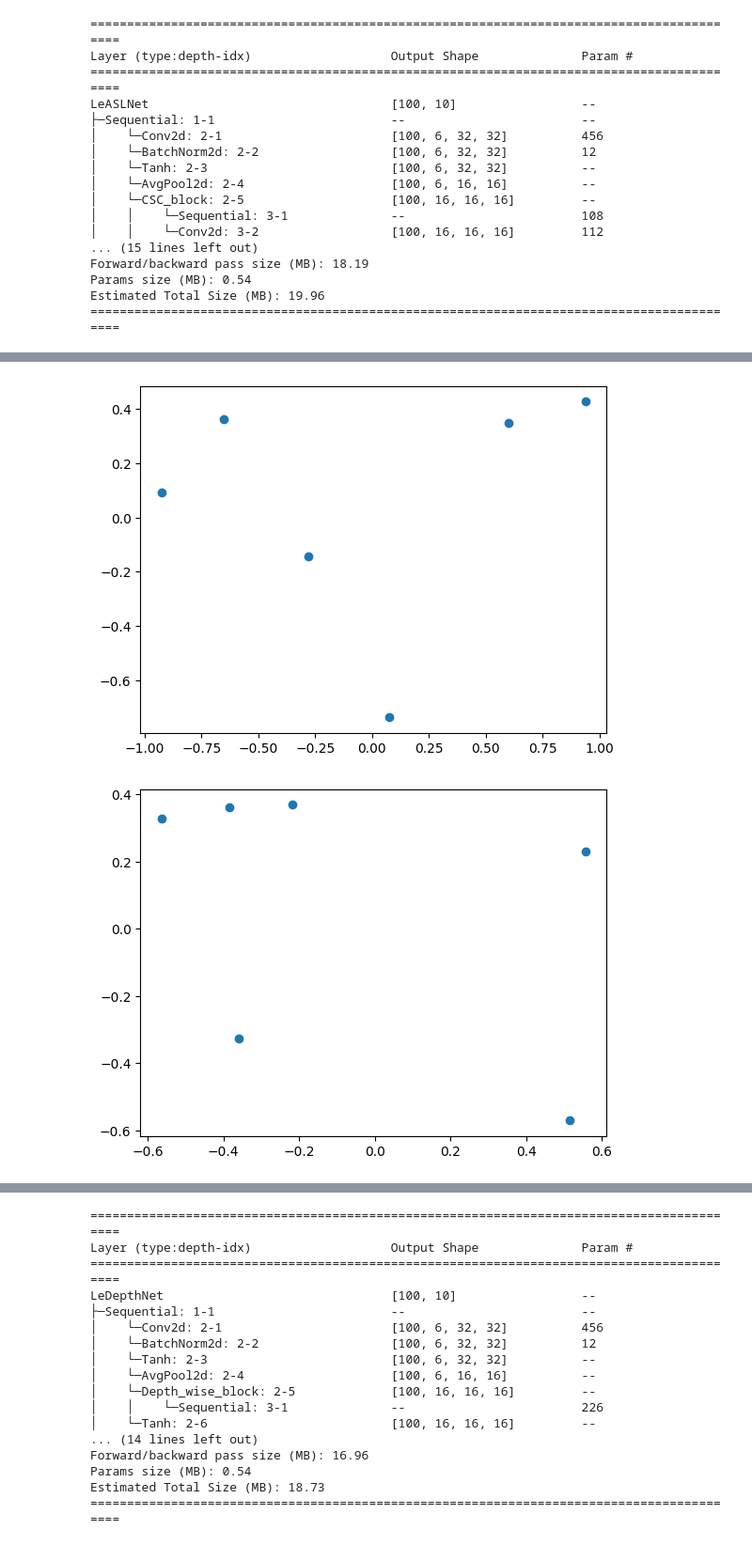
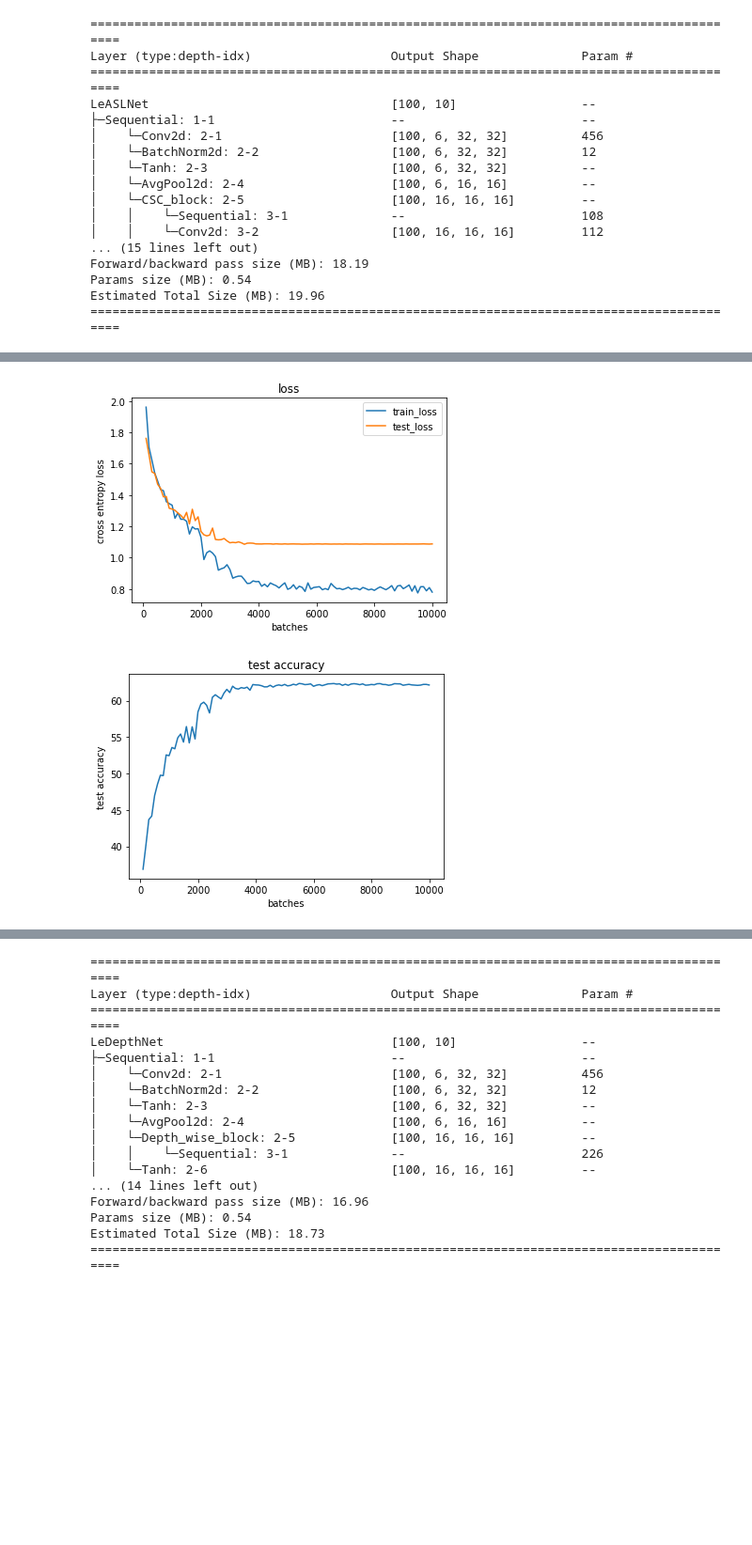
Before and after one commit to HeiseMax/ActiveShiftLayer, a Jupyter notebook: Cifar10LeNet.ipynb, the cells around one changed output, grey strips where cells are left out. Shown at 94% size. Cells and saved outputs as stored; diff of their text form; code cells hidden in the pictures; blank space fills up the shorter version.

```diff
--- a/Cifar10LeNet.ipynb
+++ b/Cifar10LeNet.ipynb
@@ -186,10 +185,8 @@ plt.show()
-# %%
-points = LeASLNN.NN[4].NN[3].shifts.detach().to("cpu").numpy()
-initial_points = LeASLNN.NN[4].NN[3].initial.detach().to("cpu").numpy()
-plt.scatter(initial_points[:, 0], initial_points[:,1])
-plt.show()
-plt.scatter(points[:, 0], points[:,1])
-plt.show()
-# %% [output]
-[figure, removed]
-[figure, removed]
+# %%
+LeASLNN = torch.load("./models/LeNet_Cifar/LeASLNet.pth")
+# %%
+plot_loss(LeASLNN)
+plot_acc(LeASLNN)
+# %% [output]
+[figure, added]
+[figure, added]
```
Also changed, not shown: parts of 24 cells of this notebook, 20 other files.
